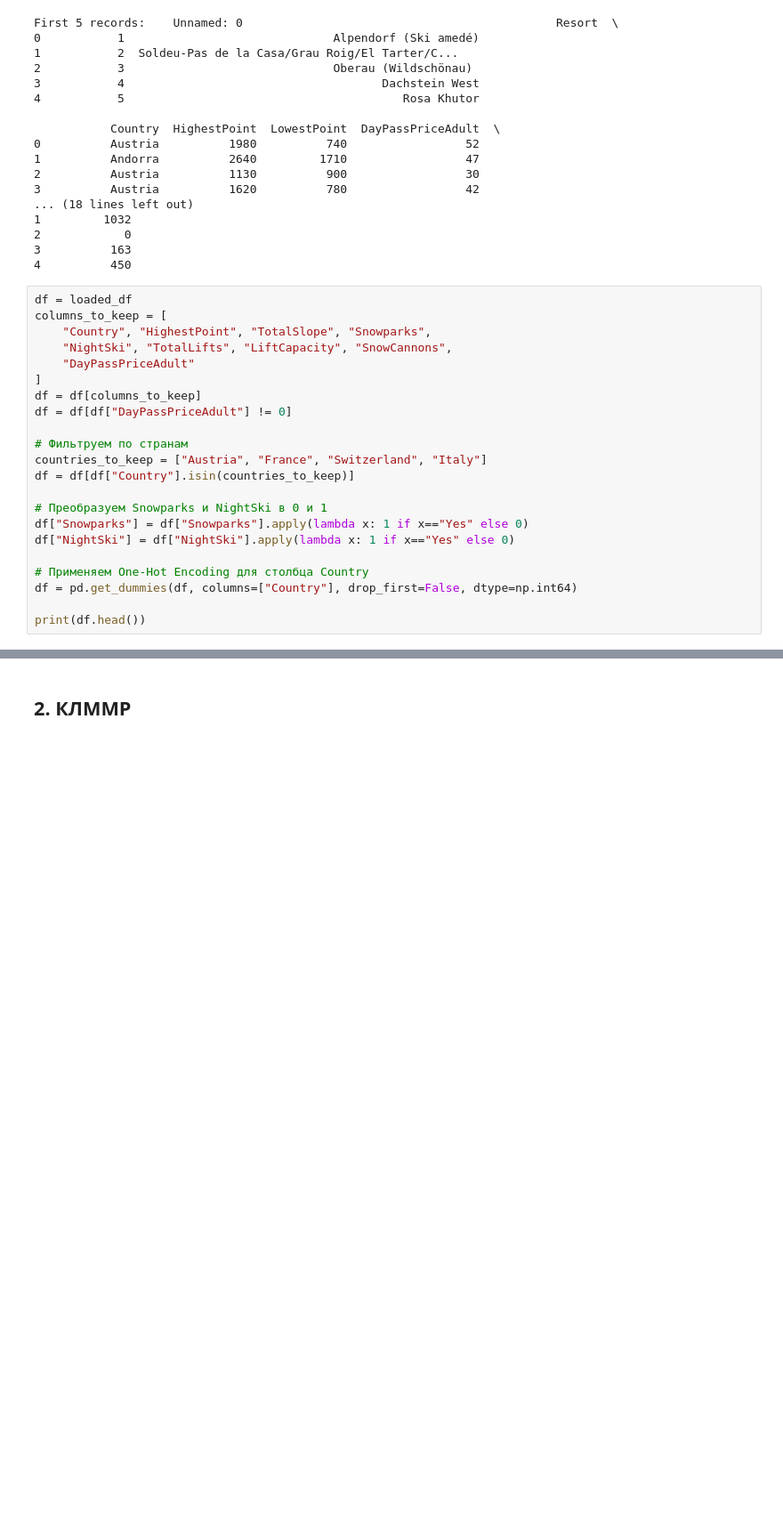
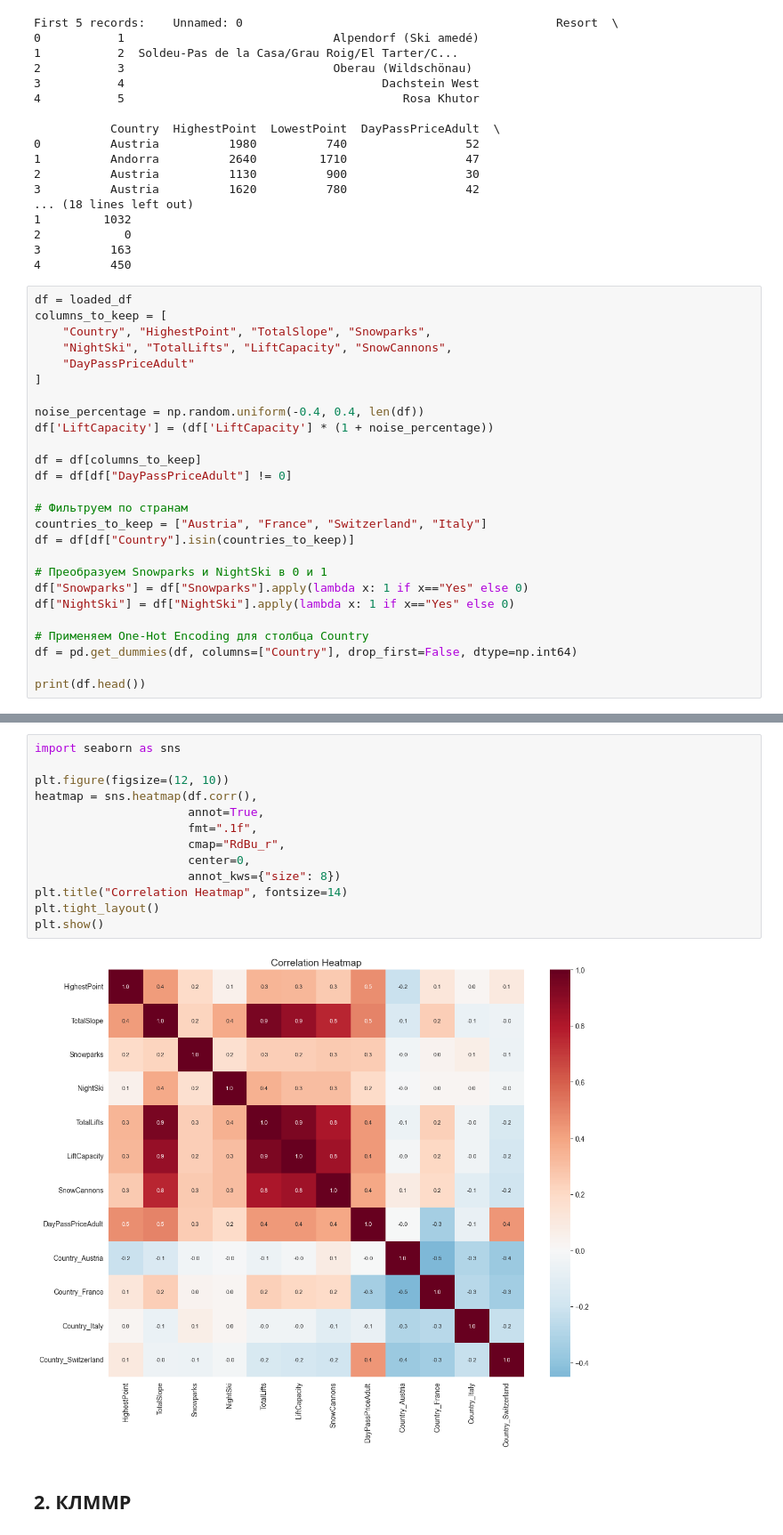
Before and after one commit to danyarmarkin/MetodsOfOptimisation, a Jupyter notebook: math_statistic/lab2.ipynb, the cells around one changed output, grey strips where cells are left out. Shown at 89% size. Drawn from its saved outputs; the diff is of its cells as text; blank space fills up the shorter version.

```diff
--- a/math_statistic/lab2.ipynb
+++ b/math_statistic/lab2.ipynb
@@ -72,6 +72,10 @@ columns_to_keep = [
     "NightSki", "TotalLifts", "LiftCapacity", "SnowCannons",
     "DayPassPriceAdult"
 ]
+
+noise_percentage = np.random.uniform(-0.4, 0.4, len(df))
+df['LiftCapacity'] = (df['LiftCapacity'] * (1 + noise_percentage))
+
 df = df[columns_to_keep]
 df = df[df["DayPassPriceAdult"] != 0]
 
@@ -137,6 +141,21 @@ print(df.head())
 3               0                    0
 10              0                    0
 12              0                    1
+# %%
+import seaborn as sns
+
+plt.figure(figsize=(12, 10))
+heatmap = sns.heatmap(df.corr(),
+                      annot=True,
+                      fmt=".1f",
+                      cmap="RdBu_r",
+                      center=0,
+                      annot_kws={"size": 8})
+plt.title("Correlation Heatmap", fontsize=14)
+plt.tight_layout()
+plt.show()
+# %% [output]
+[figure, added]
 # %% [markdown]
 ## 2. КЛММР
 # %% [markdown]
```
Also changed, not shown: parts of 2 cells of this notebook.
